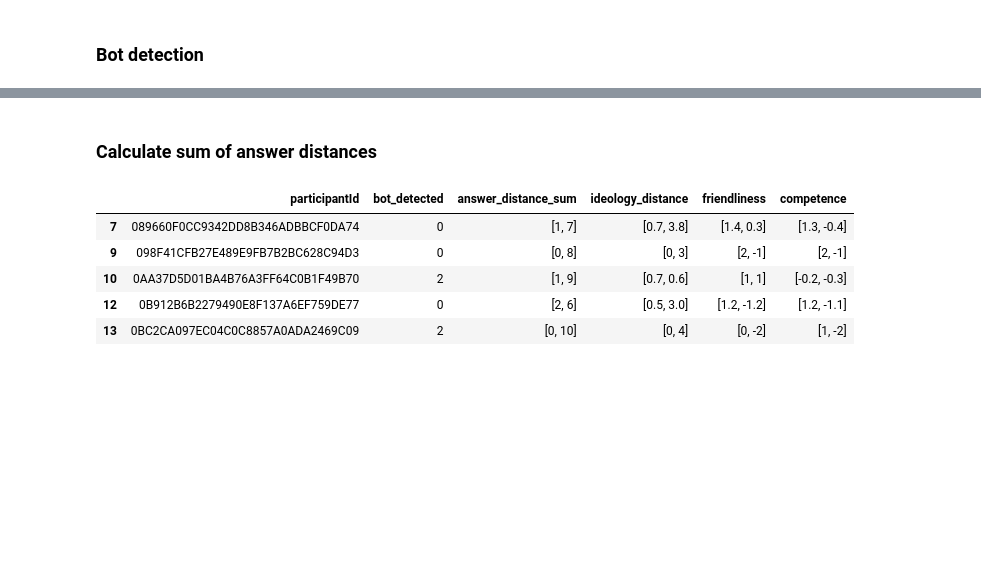
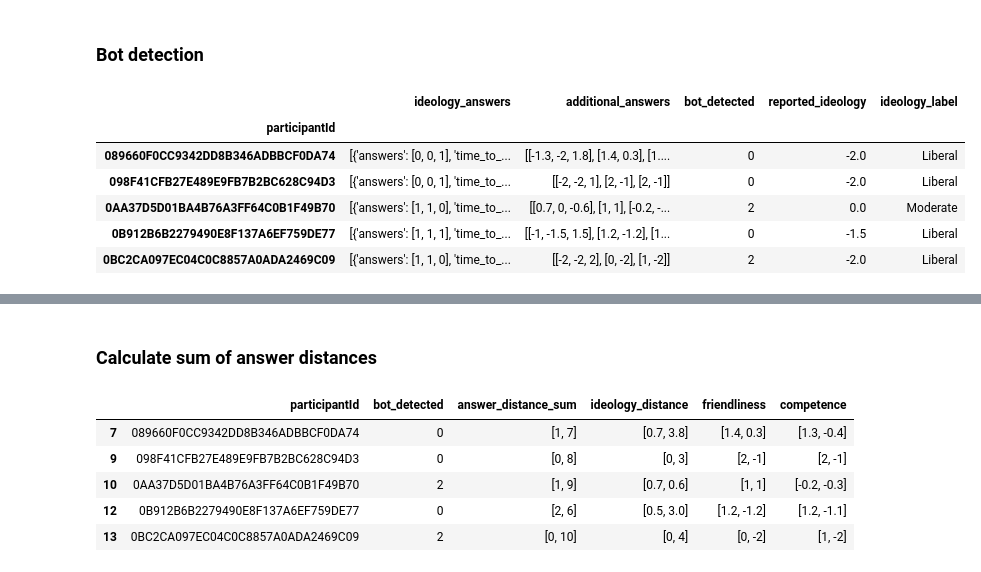
Before and after one commit to yindeqiang/Online-Politicization-Experiment-Website, a Jupyter notebook: data_analysis/pilot_1.ipynb, the cells around one changed output, grey strips where cells are left out. Cells and saved outputs as stored; diff of their text form; code cells hidden in the pictures; blank space fills up the shorter version.

```diff
--- a/data_analysis/pilot_1.ipynb
+++ b/data_analysis/pilot_1.ipynb
@@ -143,5 +218,29 @@ rmse of ideology using mapping: 0.536
 # %% [markdown]
 ### Bot detection
+# %%
+def map_reported_ideology(row):
+    reported_ideology = row['reported_ideology']
+    if reported_ideology >= -0.4 and reported_ideology < 0.4:
+        return 'Moderate'
+    elif reported_ideology >= 0.4 and reported_ideology < 1.2:
+        return 'Somewhat Conservative'
+    elif reported_ideology >= 1.2 and reported_ideology < 2:
+        return 'Conservative'
+    elif reported_ideology >= -1.2 and reported_ideology < -0.4:
+        return 'Somewhat Liberal'
+    else:
+        return 'Liberal'
+
+df['ideology_label'] = df.apply(map_reported_ideology, axis=1)
+df.head()
+# %% [output]
+|  | ideology_answers | additional_answers | bot_detected | reported_ideology | ideology_label |
+| participantId |  |  |  |  |  |
+| 089660F0CC9342DD8B346ADBBCF0DA74 | [{'answers': [0, 0, 1], 'time_to_... | [[-1.3, -2, 1.8], [1.4, 0.3], [1.... | 0 | -2.0 | Liberal |
+| 098F41CFB27E489E9FB7B2BC628C94D3 | [{'answers': [0, 0, 1], 'time_to_... | [[-2, -2, 1], [2, -1], [2, -1]] | 0 | -2.0 | Liberal |
+| 0AA37D5D01BA4B76A3FF64C0B1F49B70 | [{'answers': [1, 1, 0], 'time_to_... | [[0.7, 0, -0.6], [1, 1], [-0.2, -... | 2 | 0.0 | Moderate |
+| 0B912B6B2279490E8F137A6EF759DE77 | [{'answers': [1, 1, 1], 'time_to_... | [[-1, -1.5, 1.5], [1.2, -1.2], [1... | 0 | -1.5 | Liberal |
+| 0BC2CA097EC04C0C8857A0ADA2469C09 | [{'answers': [1, 1, 0], 'time_to_... | [[-2, -2, 2], [0, -2], [1, -2]] | 2 | -2.0 | Liberal |
 # %%
 df_bot_detected = df[df['bot_detected'] >= 1]
 print(f"{len(df_bot_detected) / len(df):.2%} participants detected at least 1 bot.")
```
Also changed, not shown: parts of 10 cells of this notebook, 3 other files.
